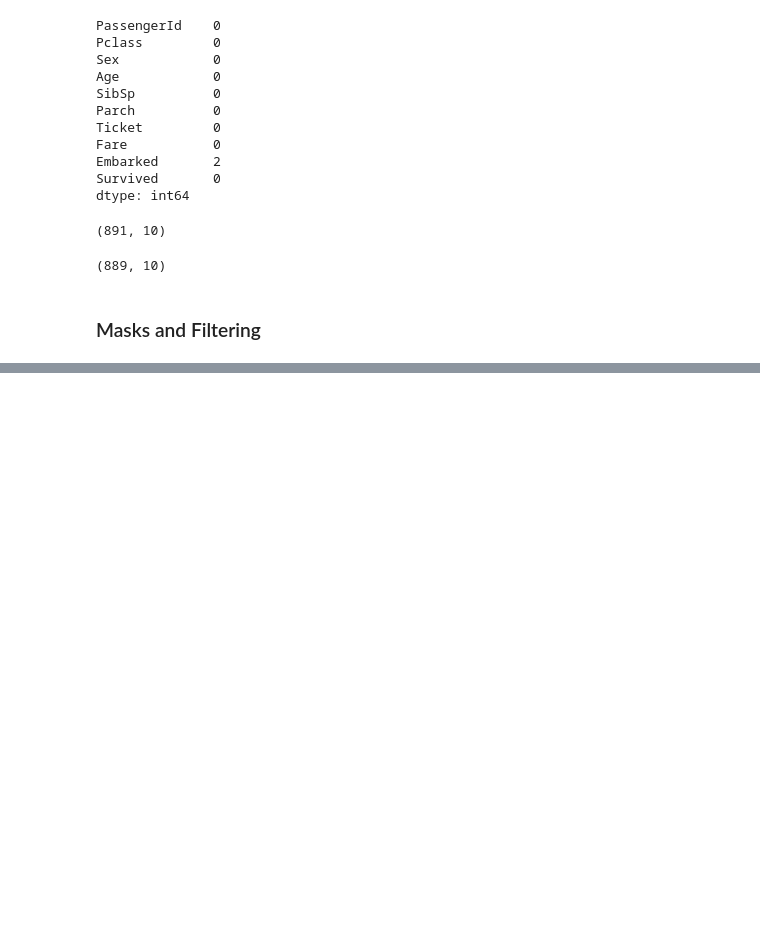
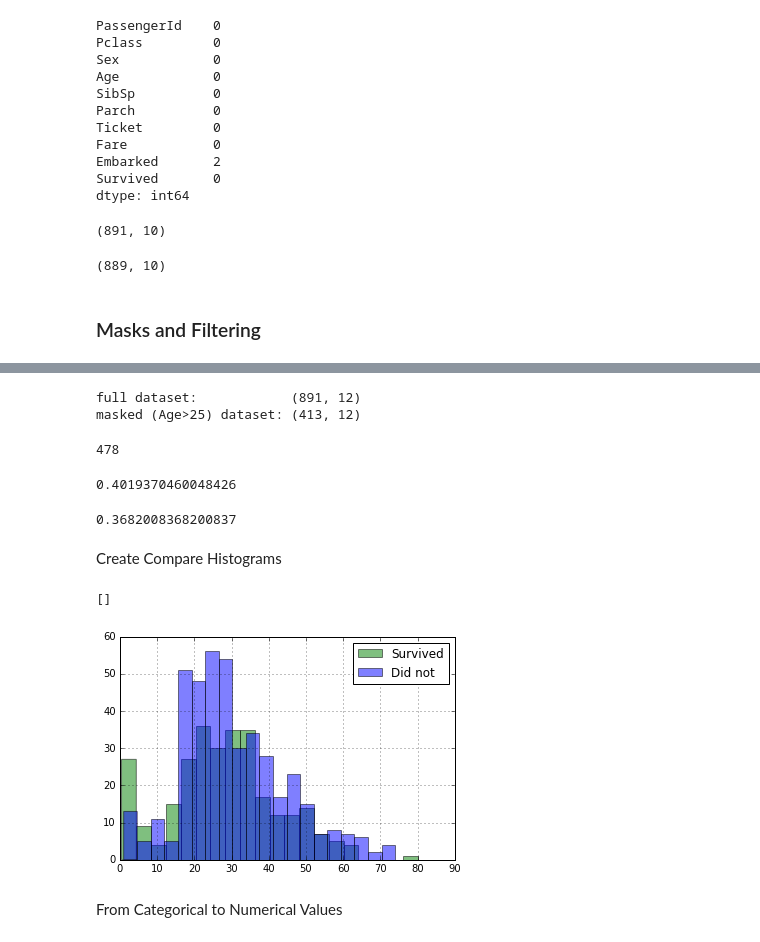
Before and after one commit to estambolieva/fast_track_to_python, a Jupyter notebook: day2/pandas/Pandas_Titanic_DataSet.ipynb, the cells around one changed output, grey strips where cells are left out. Cells and saved outputs as stored; diff of their text form; code cells hidden in the pictures; blank space fills up the shorter version.

Commit message:
day2: pandas - Series, DataFrame, time Series, Titanic Dataset

```diff
--- a/day2/pandas/Pandas_Titanic_DataSet.ipynb
+++ b/day2/pandas/Pandas_Titanic_DataSet.ipynb
@@ -268,0 +342,36 @@ titanic.shape
+# %%
+print 'full dataset:           ', titanic.shape
+print 'masked (Age>25) dataset:', titanic[mask].shape
+# %% [output]
+full dataset:            (891, 12)
+masked (Age>25) dataset: (413, 12)
+# %%
+# number of passengers who were older than 25
+titanic.shape[0] - titanic[mask].shape[0]
+# %% [output]
+478
+# %%
+# percentage of passengers who survived and were older than 25 - around 40%
+titanic[mask].Survived.mean()
+# %% [output]
+0.4019370460048426
+# %%
+# percentage of under-30s passengers who survived - around 36%
+titanic[~mask].Survived.mean()
+# %% [output]
+0.3682008368200837
+# %% [markdown]
+Create Compare Histograms
+# %%
+survivors = titanic['Survived'] == 1
+titanic[survivors]['Age'].hist(alpha = 0.5, color= 'g', bins = 20)
+titanic[~survivors]['Age'].hist(alpha = 0.5, color= 'b', bins = 20)
+
+# prettify
+plt.legend(('Survived', 'Did not'),loc='best')
+plt.plot()
+# %% [output]
+[]
+[figure, added]
+# %% [markdown]
+From Categorical to Numerical Values
```
Also changed, not shown: parts of 18 cells of this notebook, 4 other files.
